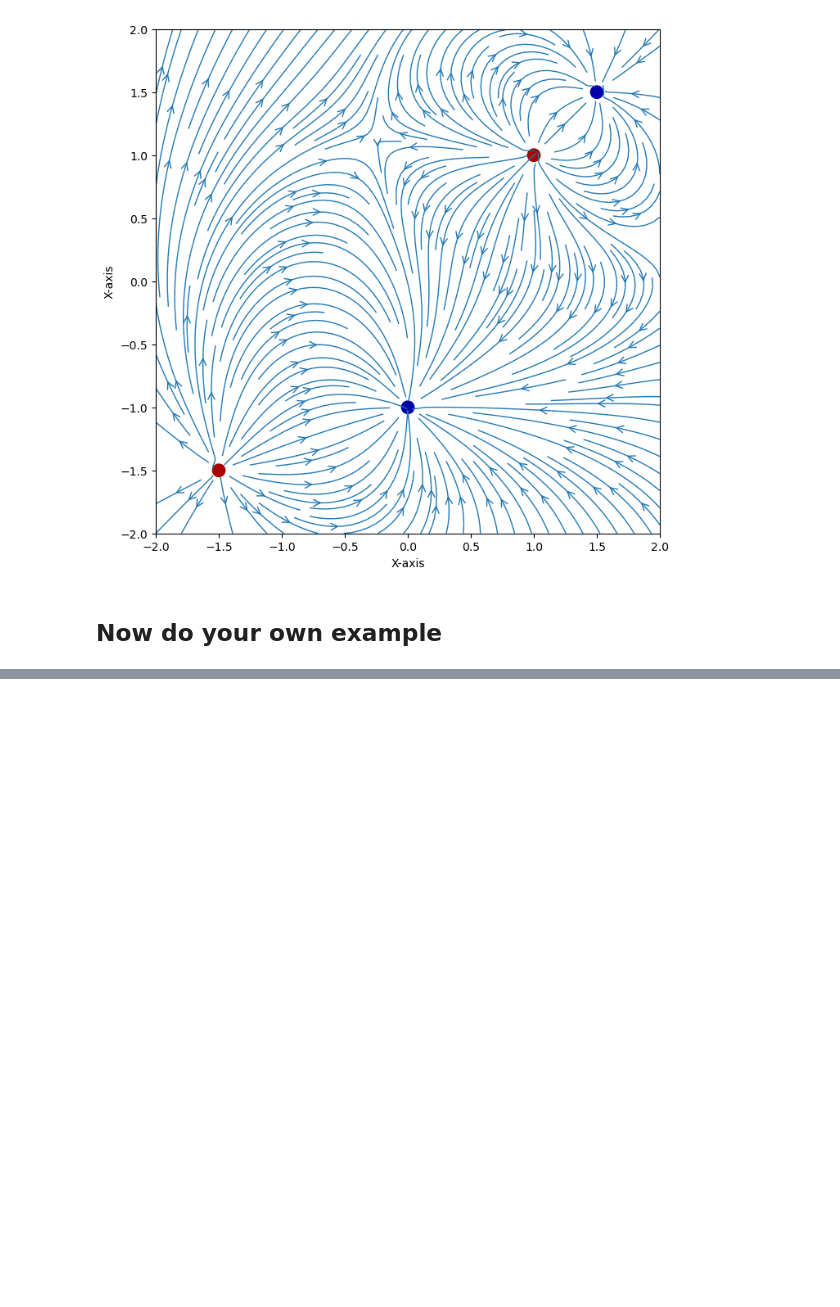
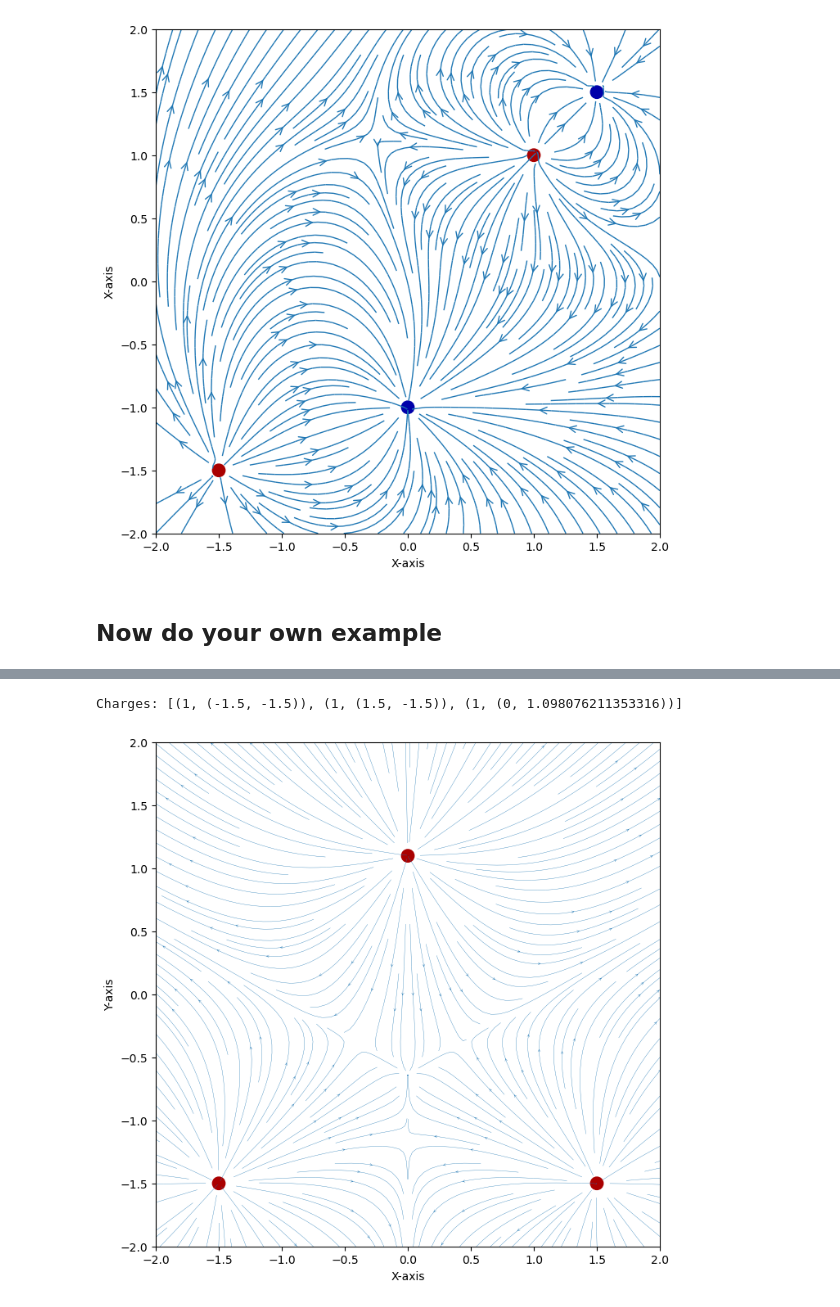
Before and after one commit to rgomezam/Electromagnetism, a Jupyter notebook: Drawing electric fields .ipynb, the cells around one changed output, grey strips where cells are left out. Cells and saved outputs as stored; diff of their text form; code cells hidden in the pictures; blank space fills up the shorter version.

```diff
--- a/Drawing electric fields .ipynb
+++ b/Drawing electric fields .ipynb
@@ -109,0 +116,7 @@ plotFields(charges)
+# %%
+# Alontaniamo le cariche
+charges = [(1,(-1.5,-1.5)),(1,(1.5,-1.5)),(1,(0,np.sqrt(9 - 1.5**2)-1.5))]
+plotFields(charges)
+# %% [output]
+Charges: [(1, (-1.5, -1.5)), (1, (1.5, -1.5)), (1, (0, 1.098076211353316))]
+[figure, added]
```
Also changed, not shown: parts of 4 cells of this notebook, 1 other file.
